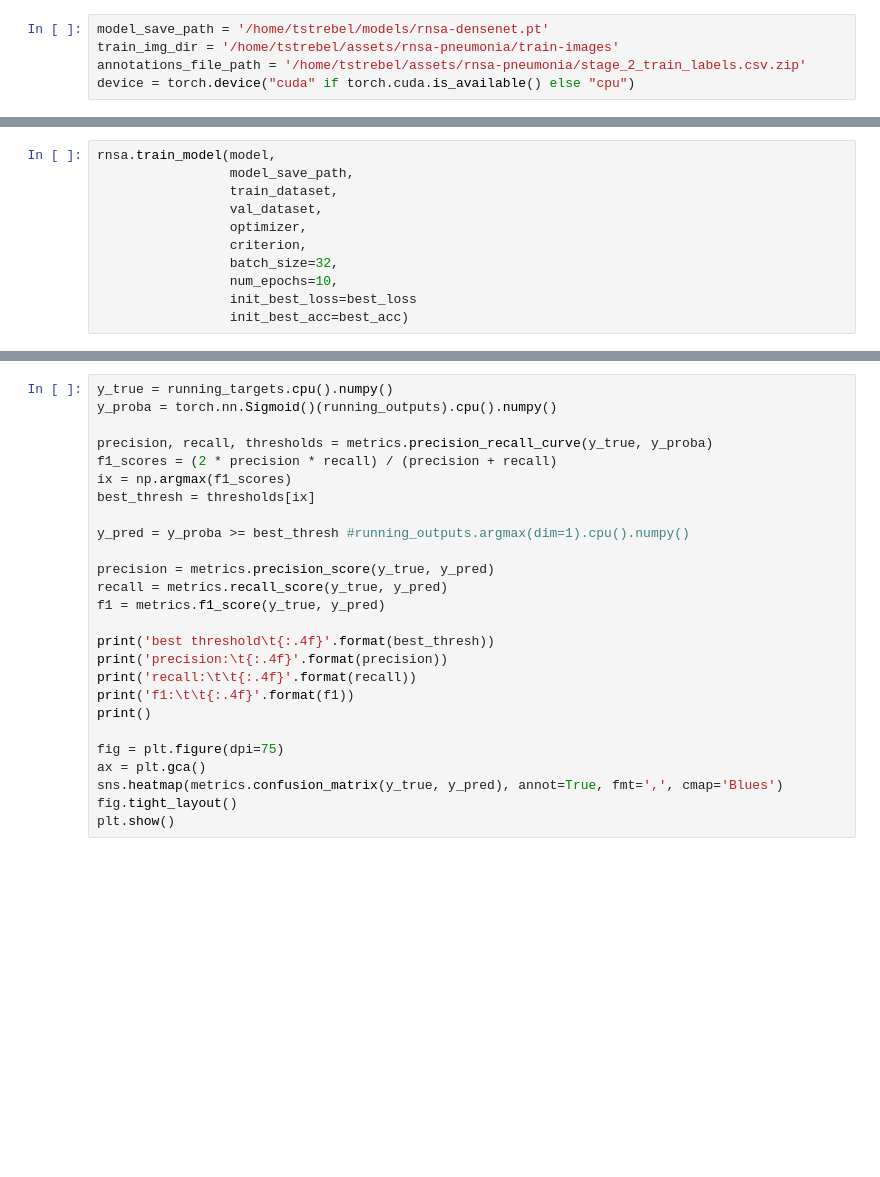
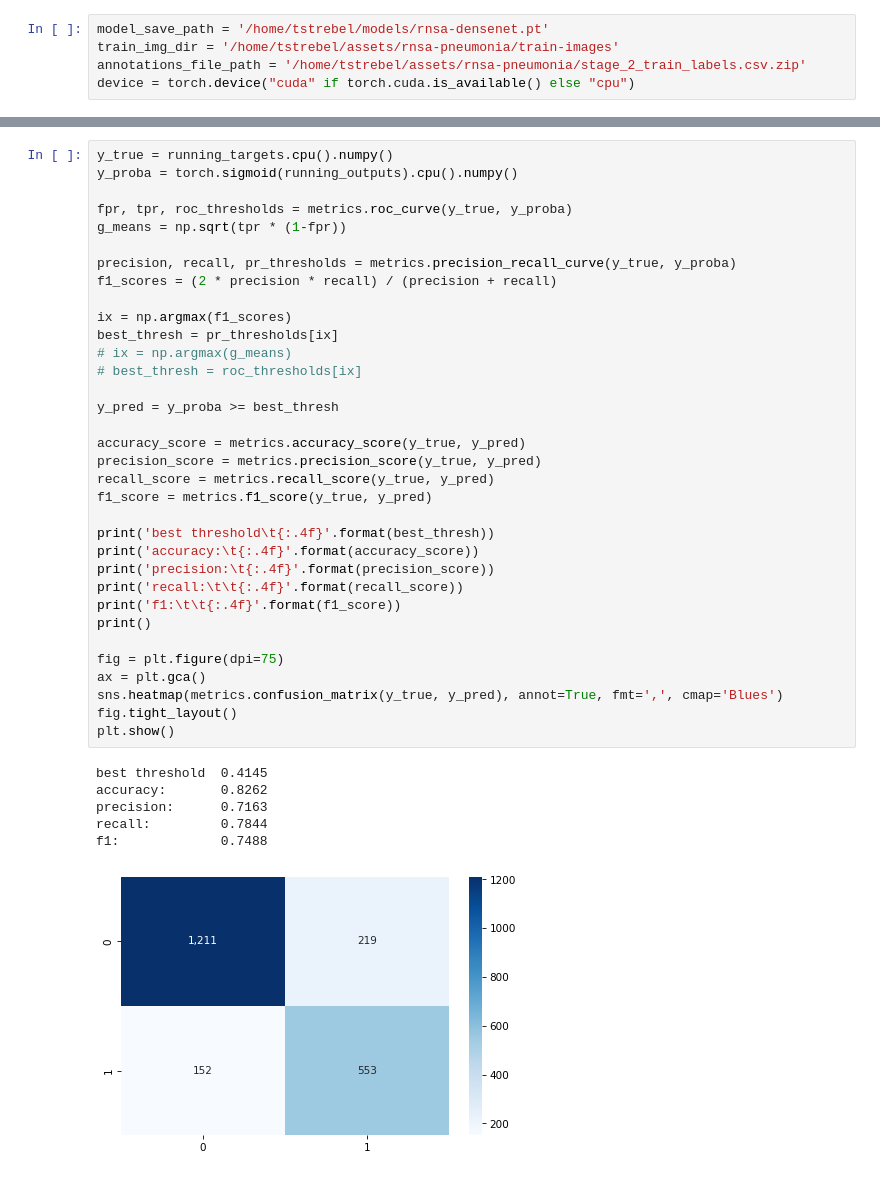
Before and after one commit to Tstrebe2/umich-mads-capstone-project, a Jupyter notebook: tstrebe2/rnsa/densenet121-rnsa.ipynb, the cells around one changed output, grey strips where cells are left out. Cells and saved outputs as stored; diff of their text form; blank space fills up the shorter version.

```diff
--- a/tstrebe2/rnsa/densenet121-rnsa.ipynb
+++ b/tstrebe2/rnsa/densenet121-rnsa.ipynb
@@ -116,12 +63 @@ lr_scheduler = rnsa.LRScheduler(optimizer)
-# %%
-rnsa.train_model(model,
-                 model_save_path,
-                 train_dataset,
-                 val_dataset,
-                 optimizer,
-                 criterion,
-                 batch_size=32,
-                 num_epochs=10,
-                 init_best_loss=best_loss
-                 init_best_acc=best_acc)
 # %%
@@ -142,27 +75,42 @@ with torch.no_grad():
         running_outputs = torch.vstack((running_outputs, outputs))
 # %%
 y_true = running_targets.cpu().numpy()
-y_proba = torch.nn.Sigmoid()(running_outputs).cpu().numpy()
+y_proba = torch.sigmoid(running_outputs).cpu().numpy()
 
-precision, recall, thresholds = metrics.precision_recall_curve(y_true, y_proba)
+fpr, tpr, roc_thresholds = metrics.roc_curve(y_true, y_proba)
+g_means = np.sqrt(tpr * (1-fpr))
+
+precision, recall, pr_thresholds = metrics.precision_recall_curve(y_true, y_proba)
 f1_scores = (2 * precision * recall) / (precision + recall)
+
 ix = np.argmax(f1_scores)
-best_thresh = thresholds[ix]
+best_thresh = pr_thresholds[ix]
+# ix = np.argmax(g_means)
+# best_thresh = roc_thresholds[ix]
 
-y_pred = y_proba >= best_thresh #running_outputs.argmax(dim=1).cpu().numpy()
+y_pred = y_proba >= best_thresh
 
-precision = metrics.precision_score(y_true, y_pred)
-recall = metrics.recall_score(y_true, y_pred)
-f1 = metrics.f1_score(y_true, y_pred)
+accuracy_score = metrics.accuracy_score(y_true, y_pred)
+precision_score = metrics.precision_score(y_true, y_pred)
+recall_score = metrics.recall_score(y_true, y_pred)
+f1_score = metrics.f1_score(y_true, y_pred)
 
 print('best threshold\t{:.4f}'.format(best_thresh))
-print('precision:\t{:.4f}'.format(precision))
-print('recall:\t\t{:.4f}'.format(recall))
-print('f1:\t\t{:.4f}'.format(f1))
+print('accuracy:\t{:.4f}'.format(accuracy_score))
+print('precision:\t{:.4f}'.format(precision_score))
+print('recall:\t\t{:.4f}'.format(recall_score))
+print('f1:\t\t{:.4f}'.format(f1_score))
 print()
 
 fig = plt.figure(dpi=75)
 ax = plt.gca()
 sns.heatmap(metrics.confusion_matrix(y_true, y_pred), annot=True, fmt=',', cmap='Blues')
 fig.tight_layout()
 plt.show()
+# %% [output]
+best threshold  0.4145
+accuracy:       0.8262
+precision:      0.7163
+recall:         0.7844
+f1:             0.7488
+[figure, added]
```
Also changed, not shown: parts of 9 cells of this notebook, 6 other files.
